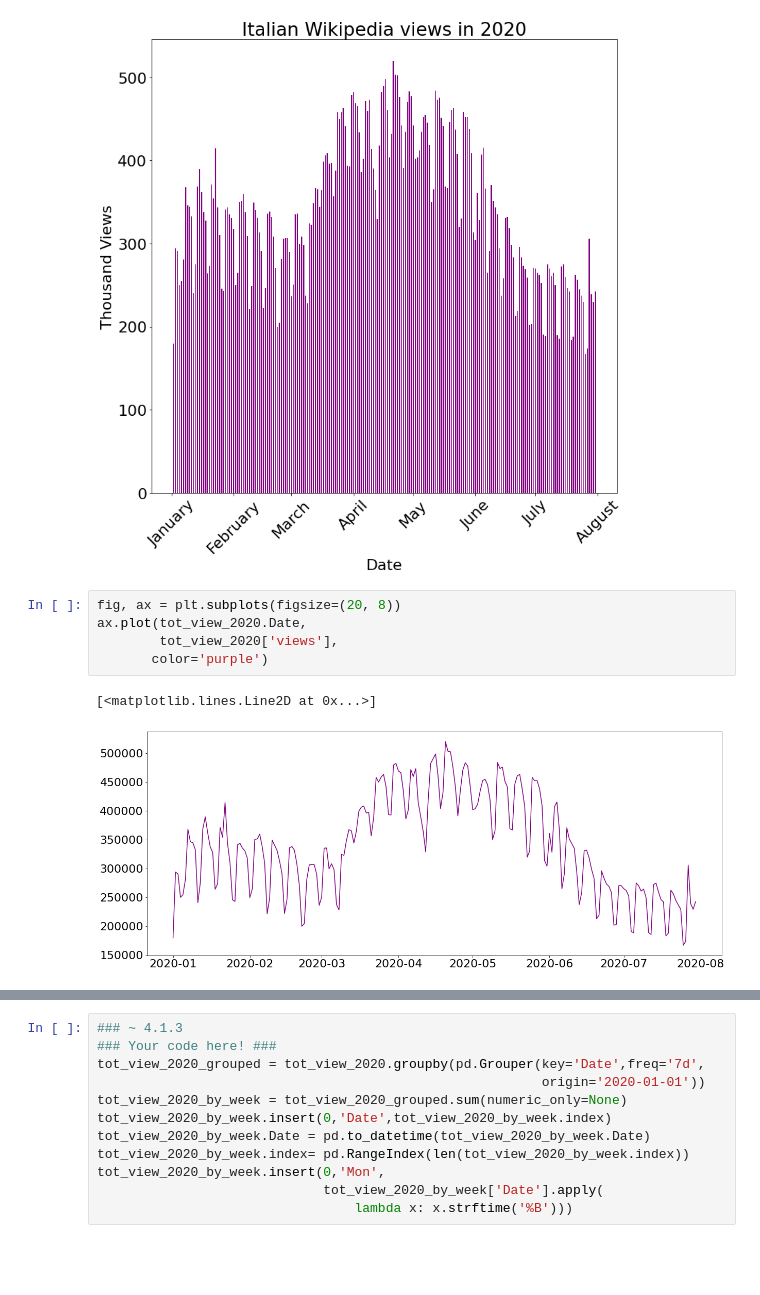
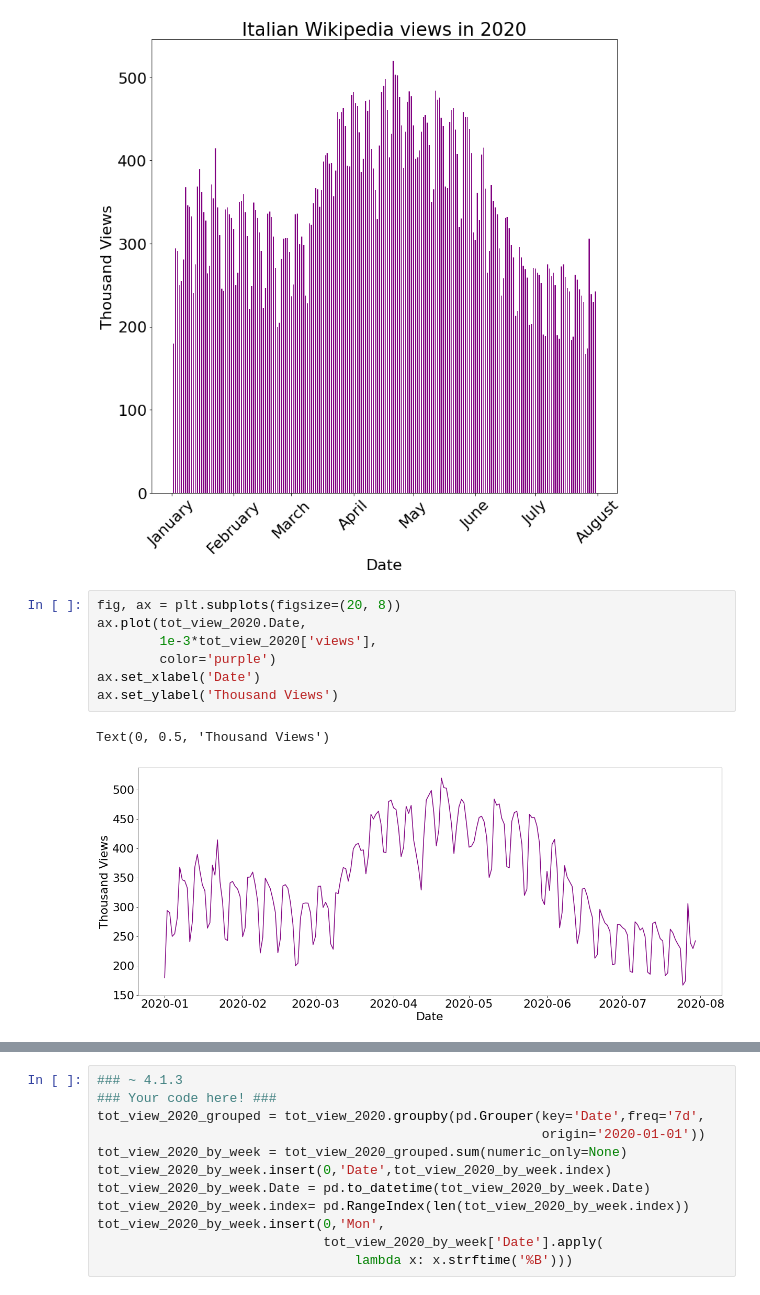
Before and after one commit to alec-flowers/ada-2020-homework1-pandas-pied, a Jupyter notebook: 01 - Pandas Data Wrangling and Data Viz/hw1.ipynb, the cells around one changed output, grey strips where cells are left out. Cells and saved outputs as stored; diff of their text form; blank space fills up the shorter version.

Commit message:
ENH: Simon explanantions added and a new plot added for 5.3

```diff
--- a/01 - Pandas Data Wrangling and Data Viz/hw1.ipynb
+++ b/01 - Pandas Data Wrangling and Data Viz/hw1.ipynb
@@ -577,11 +608,13 @@ plt.show()
 # %%
 fig, ax = plt.subplots(figsize=(20, 8))
 ax.plot(tot_view_2020.Date,
-        tot_view_2020['views'],
-       color='purple')
+        1e-3*tot_view_2020['views'],
+        color='purple')
+ax.set_xlabel('Date')
+ax.set_ylabel('Thousand Views')
 # %% [output]
-[<matplotlib.lines.Line2D at 0x...>]
+Text(0, 0.5, 'Thousand Views')
-[figure, old version]
+[figure, new version]
 # %%
 ### ~ 4.1.2
 ### Your text here! ###
```
Also changed, not shown: parts of 13 cells of this notebook.
